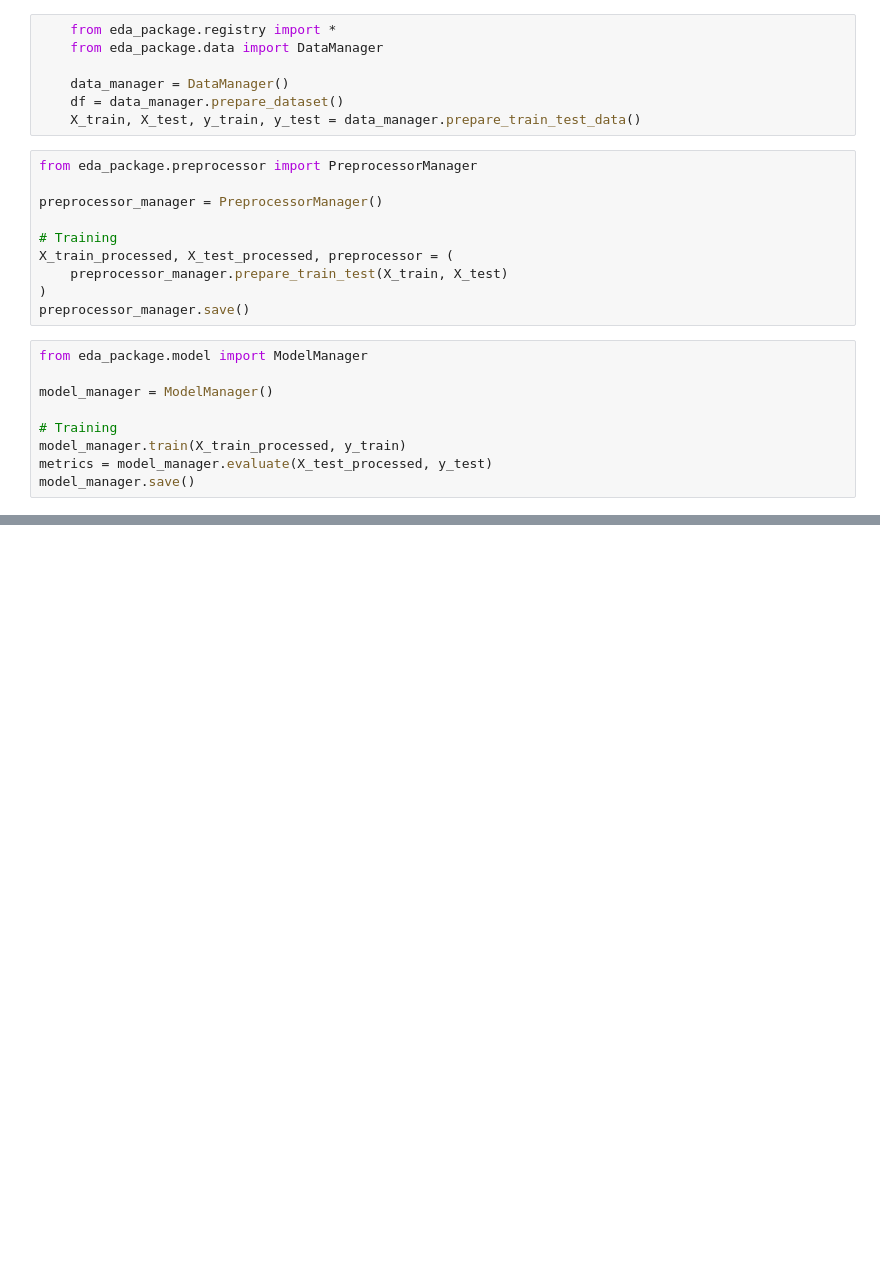
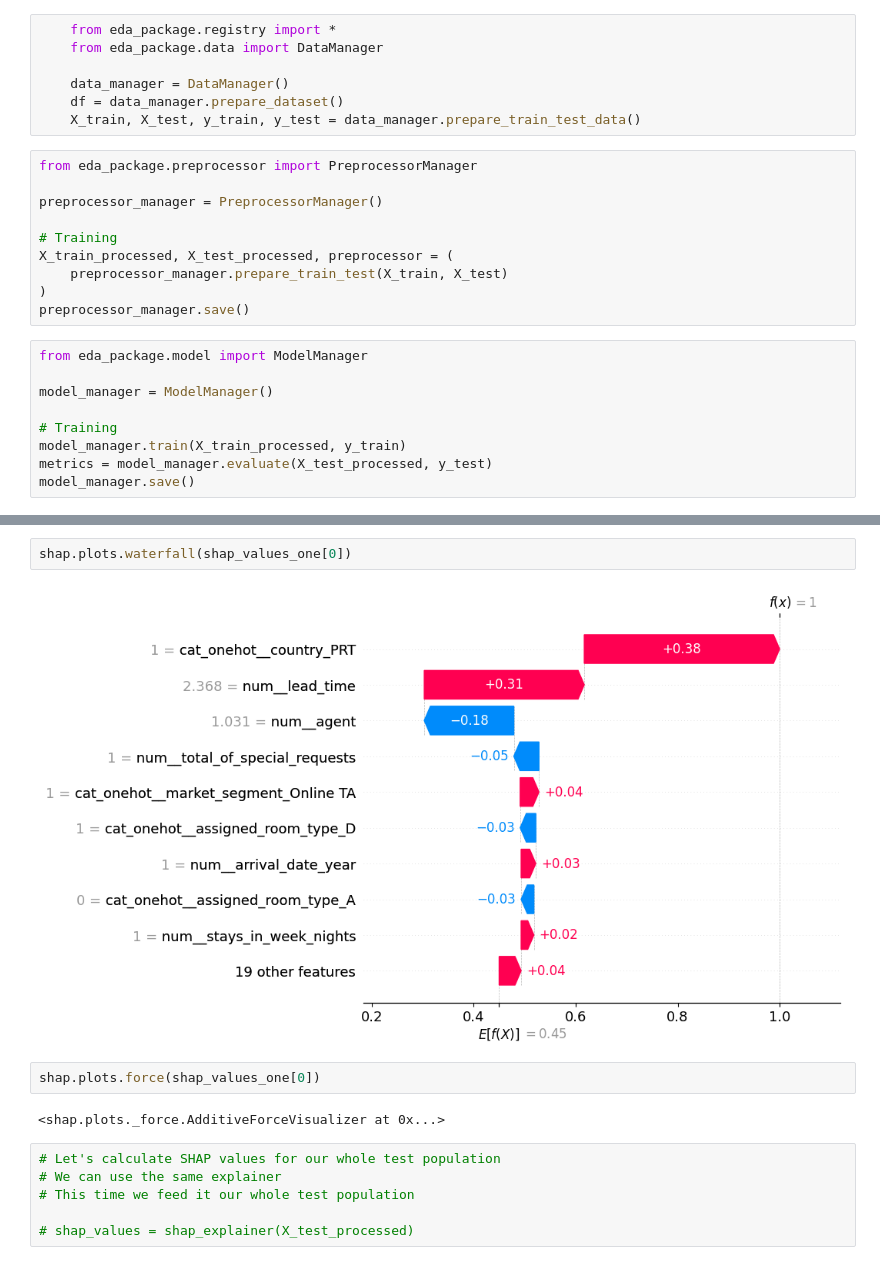
Before and after one commit to bezawitzyb/noshowshield, a Jupyter notebook: notebook/ab_api.ipynb, the cells around one changed output, grey strips where cells are left out. Cells and saved outputs as stored; diff of their text form; blank space fills up the shorter version.

```diff
--- a/notebook/ab_api.ipynb
+++ b/notebook/ab_api.ipynb
@@ -221,0 +250,14 @@ ValueError: could not convert string to float: '[5.331213E-1]'
+# %%
+shap.plots.waterfall(shap_values_one[0])
+# %% [output]
+[figure, added]
+# %%
+shap.plots.force(shap_values_one[0])
+# %% [output]
+<shap.plots._force.AdditiveForceVisualizer at 0x...>
+# %%
+# Let's calculate SHAP values for our whole test population
+# We can use the same explainer
+# This time we feed it our whole test population
+
+# shap_values = shap_explainer(X_test_processed)
```
Also changed, not shown: parts of 23 cells of this notebook.
